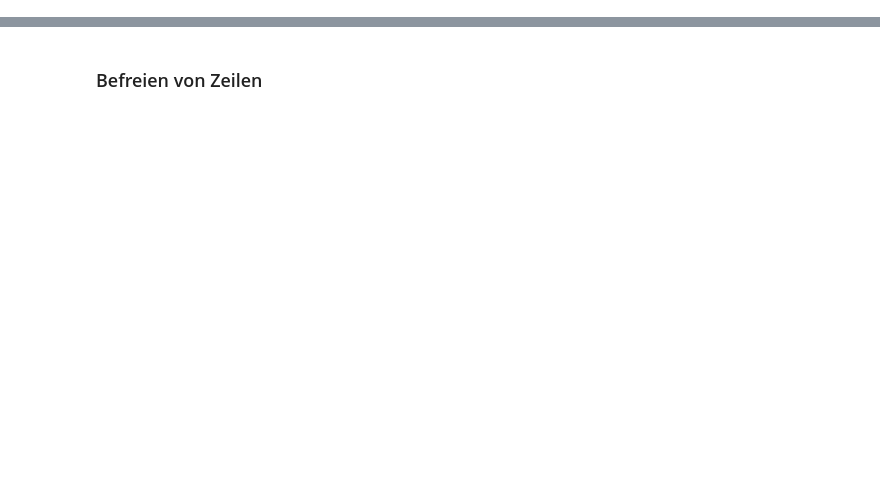
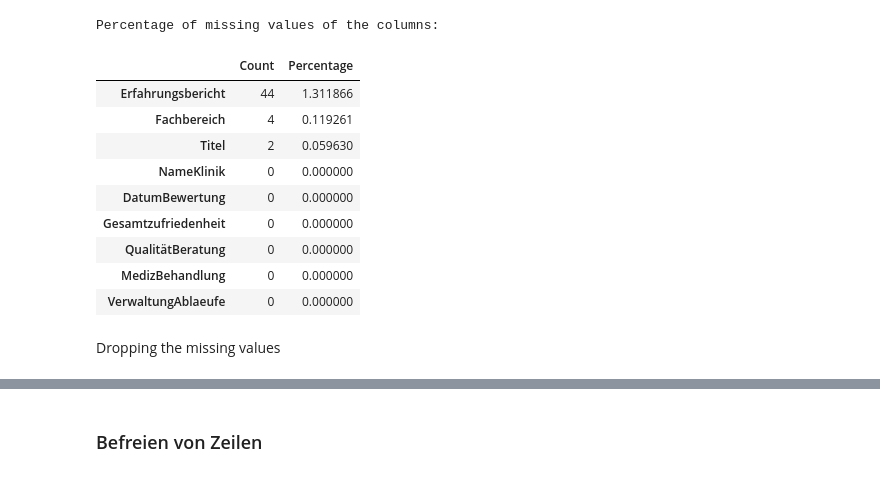
Before and after one commit to yigitbun/Finishing_Project, a Jupyter notebook: KB_Sentiment_Analyse/KB_Reinigung.ipynb, the cells around one changed output, grey strips where cells are left out. Cells and saved outputs as stored; diff of their text form; code cells hidden in the pictures; blank space fills up the shorter version.

```diff
--- a/KB_Sentiment_Analyse/KB_Reinigung.ipynb
+++ b/KB_Sentiment_Analyse/KB_Reinigung.ipynb
@@ -13,0 +40,22 @@ df.head()
+# %%
+count = df.isnull().sum().sort_values(ascending=False)
+percentage = ((df.isnull().sum()/len(df)*100)).sort_values(ascending=False)
+missing_data = pd.concat([count, percentage], axis=1, keys=['Count','Percentage'])
+
+print('Percentage of missing values of the columns:')
+
+missing_data
+# %% [output]
+Percentage of missing values of the columns:
+|  | Count | Percentage |
+| Erfahrungsbericht | 44 | 1.311866 |
+| Fachbereich | 4 | 0.119261 |
+| Titel | 2 | 0.059630 |
+| NameKlinik | 0 | 0.000000 |
+| DatumBewertung | 0 | 0.000000 |
+| Gesamtzufriedenheit | 0 | 0.000000 |
+| QualitätBeratung | 0 | 0.000000 |
+| MedizBehandlung | 0 | 0.000000 |
+| VerwaltungAblaeufe | 0 | 0.000000 |
+# %% [markdown]
+Dropping the missing values
```
Also changed, not shown: parts of 16 cells of this notebook.
